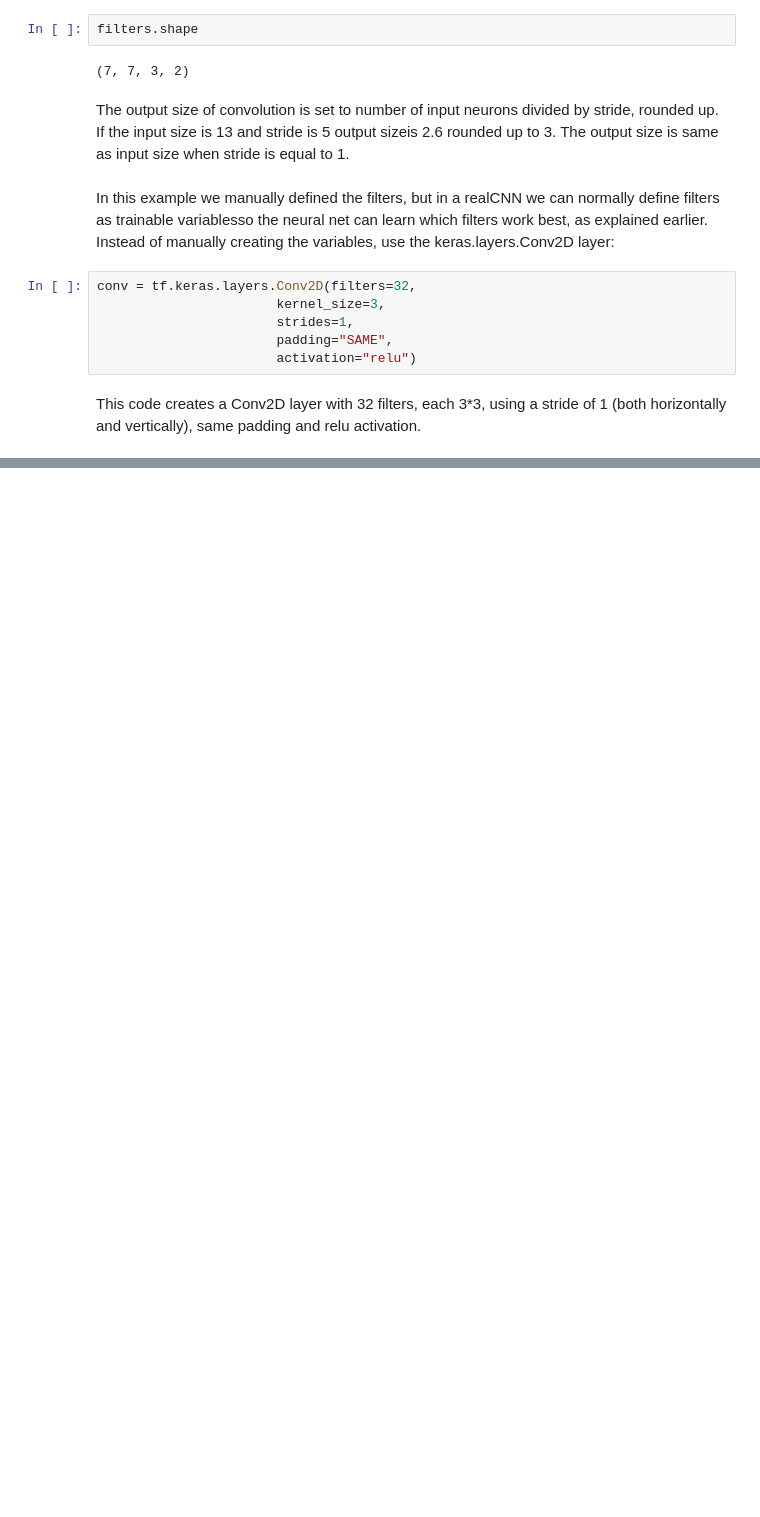
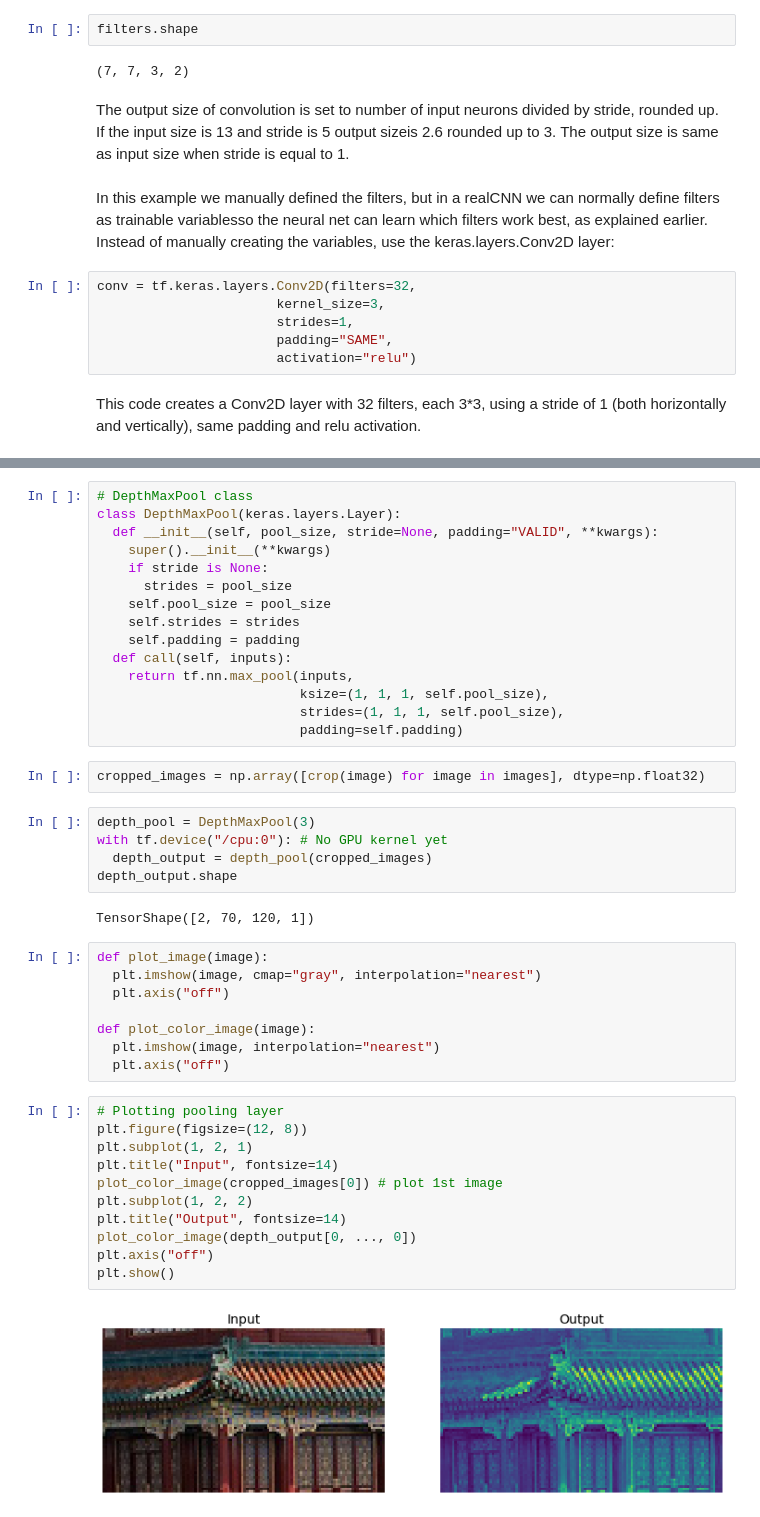
Before and after one commit to JpChii/ML-Projects, a Jupyter notebook: Deep_Computer_Vision_Neural_Networks_using_CNN.ipynb, the cells around one changed output, grey strips where cells are left out. Drawn from its saved outputs; the diff is of its cells as text; blank space fills up the shorter version.

Commit message:
Updated depth pooling class

```diff
--- a/Deep_Computer_Vision_Neural_Networks_using_CNN.ipynb
+++ b/Deep_Computer_Vision_Neural_Networks_using_CNN.ipynb
@@ -172,0 +231,45 @@ This code creates a Conv2D layer with 32 filters, each 3*3, using a stride of 1
+# %%
+# DepthMaxPool class
+class DepthMaxPool(keras.layers.Layer):
+  def __init__(self, pool_size, stride=None, padding="VALID", **kwargs):
+    super().__init__(**kwargs)
+    if stride is None:
+      strides = pool_size
+    self.pool_size = pool_size
+    self.strides = strides
+    self.padding = padding
+  def call(self, inputs):
+    return tf.nn.max_pool(inputs,
+                          ksize=(1, 1, 1, self.pool_size),
+                          strides=(1, 1, 1, self.pool_size),
+                          padding=self.padding)
+# %%
+cropped_images = np.array([crop(image) for image in images], dtype=np.float32)
+# %%
+depth_pool = DepthMaxPool(3)
+with tf.device("/cpu:0"): # No GPU kernel yet
+  depth_output = depth_pool(cropped_images)
+depth_output.shape
+# %% [output]
+TensorShape([2, 70, 120, 1])
+# %%
+def plot_image(image):
+  plt.imshow(image, cmap="gray", interpolation="nearest")
+  plt.axis("off")
+
+def plot_color_image(image):
+  plt.imshow(image, interpolation="nearest")
+  plt.axis("off")
+# %%
+# Plotting pooling layer
+plt.figure(figsize=(12, 8))
+plt.subplot(1, 2, 1)
+plt.title("Input", fontsize=14)
+plot_color_image(cropped_images[0]) # plot 1st image
+plt.subplot(1, 2, 2)
+plt.title("Output", fontsize=14)
+plot_color_image(depth_output[0, ..., 0])
+plt.axis("off")
+plt.show()
+# %% [output]
+[figure, added]
```
Also changed, not shown: parts of 10 cells of this notebook.
